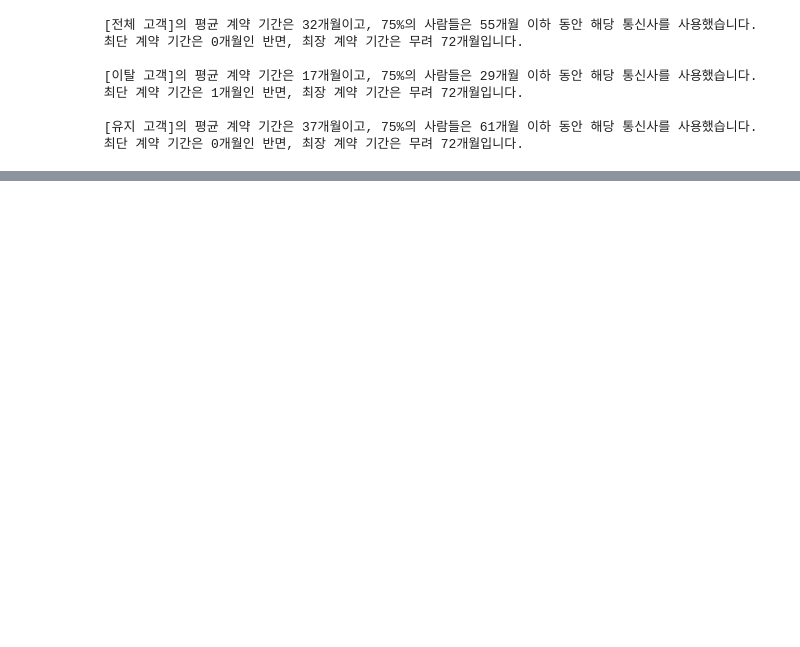
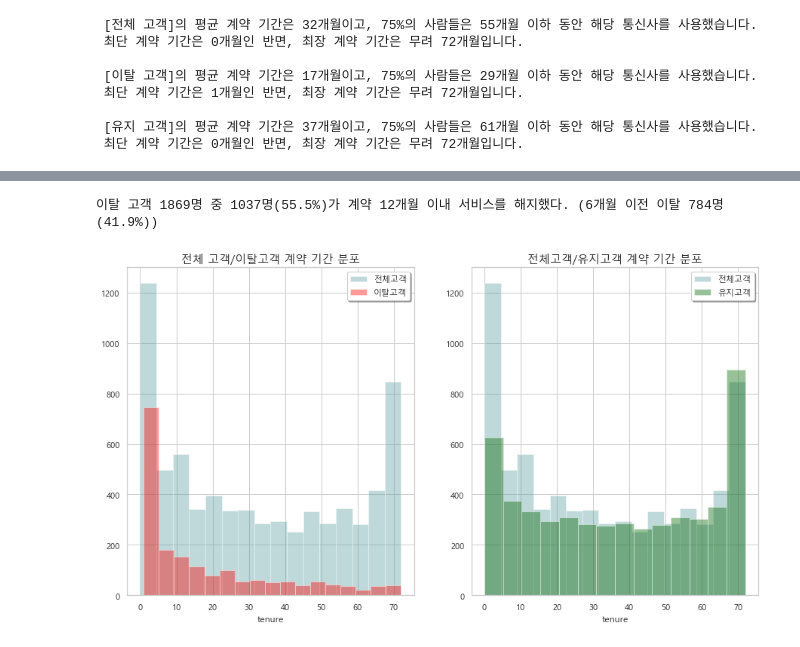
Before and after one commit to h33sun/Lets-EDA, a Jupyter notebook: Telecom _Churn_prediction.ipynb, the cells around one changed output, grey strips where cells are left out. Cells and saved outputs as stored; diff of their text form; code cells hidden in the pictures; blank space fills up the shorter version.

```diff
--- a/Telecom _Churn_prediction.ipynb
+++ b/Telecom _Churn_prediction.ipynb
@@ -381,0 +329,31 @@ plt.show()
+# %%
+print('이탈 고객 {}명 중 {}명({}%)가 계약 12개월 이내 서비스를 해지했다. (6개월 이전 이탈 {}명({}%))'
+      .format(
+      len(churns),
+      len(churns[churns['tenure']<=12]),
+      round(len(churns[churns['tenure']<=12])/len(churns)*100,1),
+      len(churns[churns['tenure']<=6]),
+      round(len(churns[churns['tenure']<=6])/len(churns)*100,1)
+     ))
+# %% [output]
+이탈 고객 1869명 중 1037명(55.5%)가 계약 12개월 이내 서비스를 해지했다. (6개월 이전 이탈 784명(41.9%))
+# %%
+plt.figure(figsize = (15,8))
+plt.subplot(121)
+
+plt.title('전체 고객/이탈고객 계약 기간 분포', fontsize = 15)
+sns.distplot(clean_data['tenure'], color = 'cadetblue', kde = False)
+sns.distplot(churns['tenure'], color = 'red', kde = False)
+plt.legend(['전체고객', '이탈고객'], shadow = True)
+# sns.distplot(customers['tenure'], color = 'orange', kde = False)
+
+plt.subplot(122)
+plt.title('전체고객/유지고객 계약 기간 분포', fontsize = 15)
+sns.distplot(clean_data['tenure'], color = 'cadetblue', kde = False)
+# sns.distplot(churns['tenure'], color = 'orange', kde = False)
+sns.distplot(customers['tenure'], color = 'darkgreen', kde = False)
+plt.legend(['전체고객', '유지고객'], shadow = True)
+
+plt.show()
+# %% [output]
+[figure, added]
```
Also changed, not shown: parts of 86 cells of this notebook.
